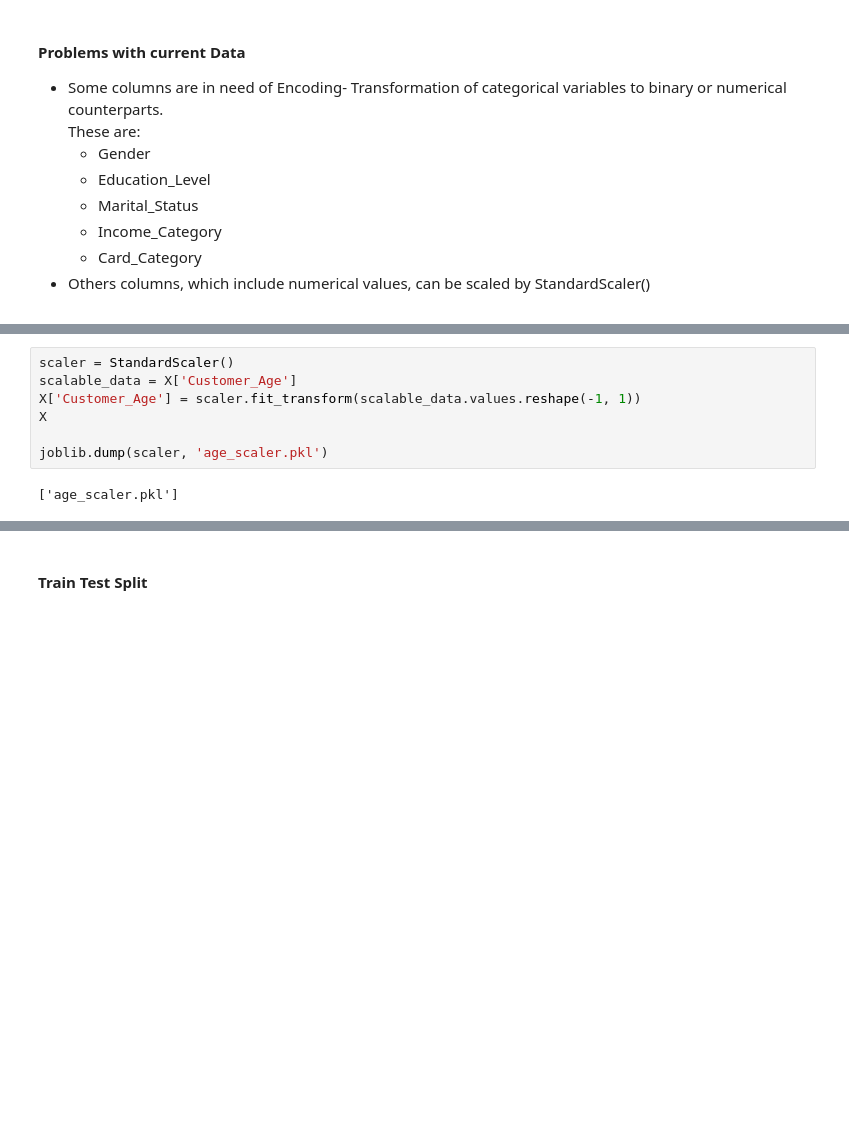
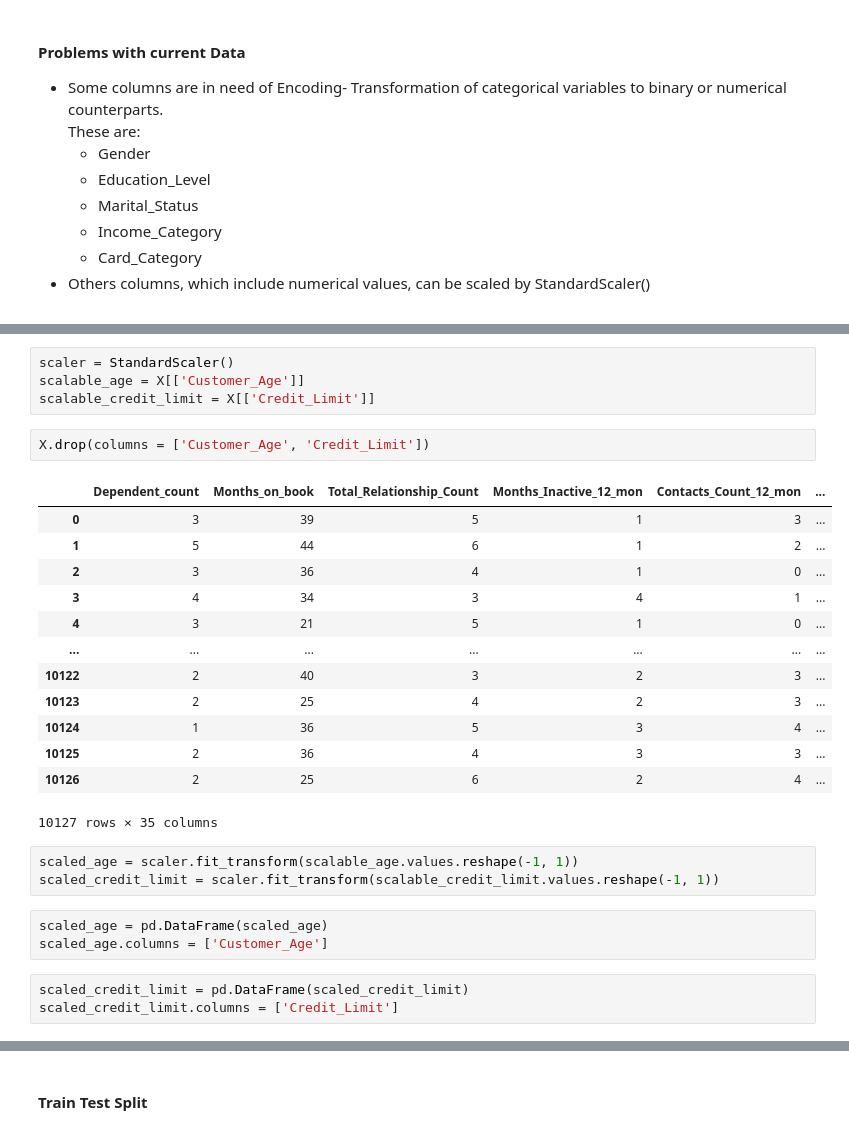
Before and after one commit to furbuz/Customer-Churn-Prediction, a Jupyter notebook: Analysis.ipynb, the cells around one changed output, grey strips where cells are left out. Drawn from its saved outputs; the diff is of its cells as text; blank space fills up the shorter version.

```diff
--- a/Analysis.ipynb
+++ b/Analysis.ipynb
@@ -233,9 +245,29 @@ X
-# %%
-scaler = StandardScaler()
-scalable_data = X['Customer_Age']
-X['Customer_Age'] = scaler.fit_transform(scalable_data.values.reshape(-1, 1))
-X
-
-joblib.dump(scaler, 'age_scaler.pkl')
-# %% [output]
-['age_scaler.pkl']
+# %%
+scaler = StandardScaler()
+scalable_age = X[['Customer_Age']]
+scalable_credit_limit = X[['Credit_Limit']]
+# %%
+X.drop(columns = ['Customer_Age', 'Credit_Limit'])
+# %% [output]
+|  | Dependent_count | Months_on_book | Total_Relationship_Count | Months_Inactive_12_mon | Contacts_Count_12_mon | ... |
+| 0 | 3 | 39 | 5 | 1 | 3 | ... |
+| 1 | 5 | 44 | 6 | 1 | 2 | ... |
+| 2 | 3 | 36 | 4 | 1 | 0 | ... |
+| 3 | 4 | 34 | 3 | 4 | 1 | ... |
+| 4 | 3 | 21 | 5 | 1 | 0 | ... |
+| ... | ... | ... | ... | ... | ... | ... |
+| 10122 | 2 | 40 | 3 | 2 | 3 | ... |
+| 10123 | 2 | 25 | 4 | 2 | 3 | ... |
+| 10124 | 1 | 36 | 5 | 3 | 4 | ... |
+| 10125 | 2 | 36 | 4 | 3 | 3 | ... |
+| 10126 | 2 | 25 | 6 | 2 | 4 | ... |
+10127 rows × 35 columns
+# %%
+scaled_age = scaler.fit_transform(scalable_age.values.reshape(-1, 1))
+scaled_credit_limit = scaler.fit_transform(scalable_credit_limit.values.reshape(-1, 1))
+# %%
+scaled_age = pd.DataFrame(scaled_age)
+scaled_age.columns = ['Customer_Age']
+# %%
+scaled_credit_limit = pd.DataFrame(scaled_credit_limit)
+scaled_credit_limit.columns = ['Credit_Limit']
```
Also changed, not shown: parts of 8 cells of this notebook, 8 other files.
